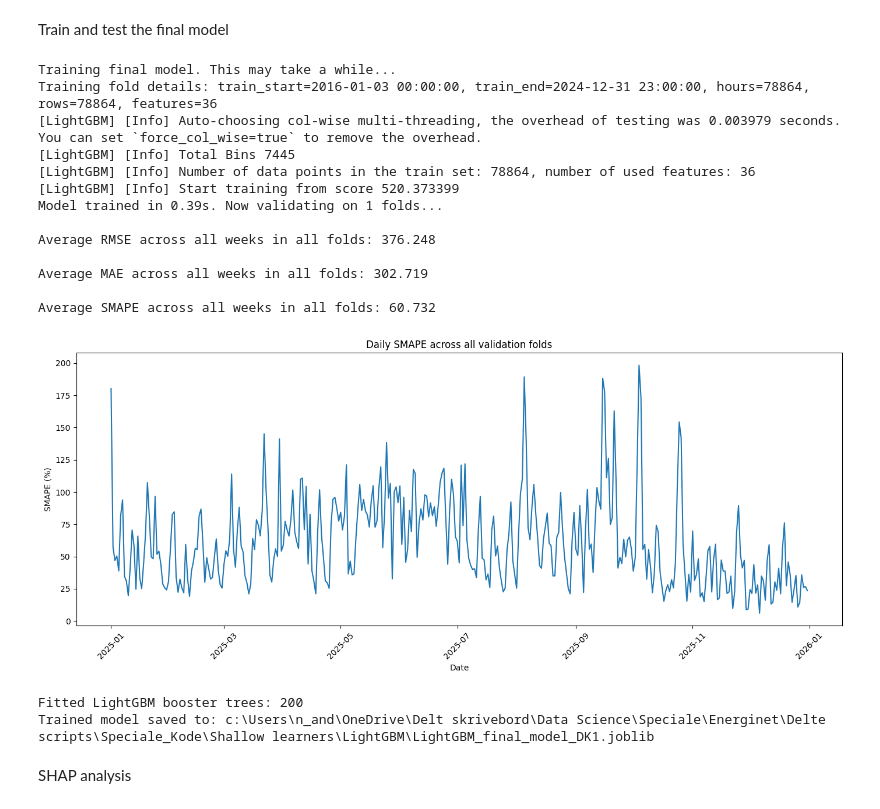
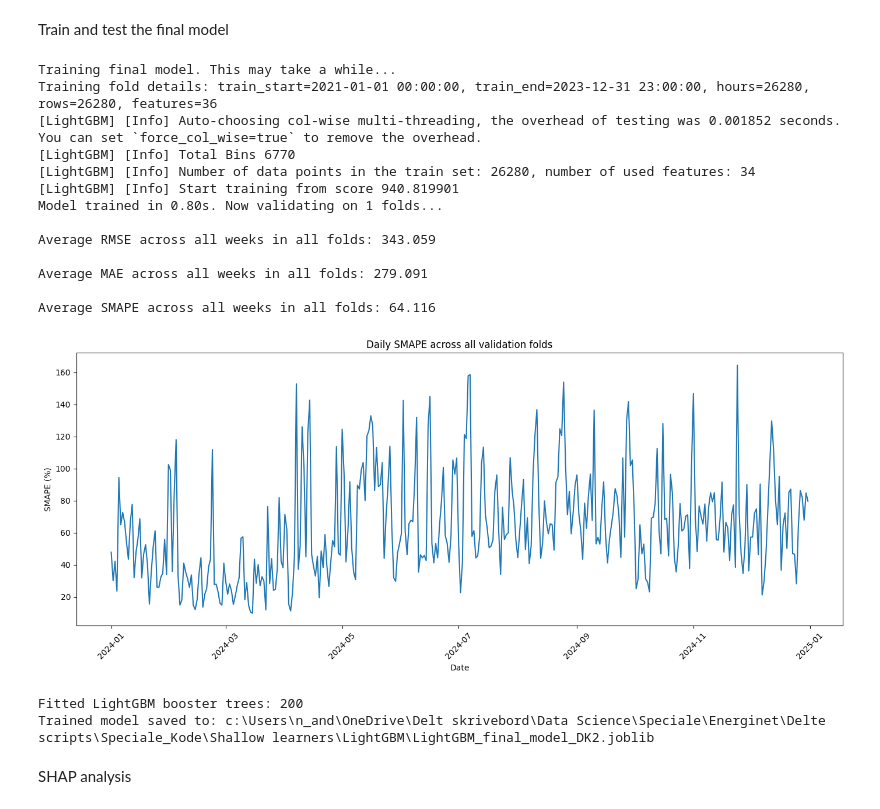
Before and after one commit to chrso19/Speciale_Kode, a Jupyter notebook: Shallow learners/LightGBM/Hyper_parameter_search.ipynb, the cells around one changed output. Saved outputs shown, nothing was run; the diff lists cells and outputs as text; code cells hidden in the pictures.

```diff
--- a/Shallow learners/LightGBM/Hyper_parameter_search.ipynb
+++ b/Shallow learners/LightGBM/Hyper_parameter_search.ipynb
@@ -214,7 +216,8 @@ for comb_number, combination in enumerate(all_combinations, start=1):
         plot = False,                   # Plot daily SMAPE values for the entire predict_horizon for each combination?
         rf_models = rf_models,
         use_precomputed_feature_values = dk1_use_precomputed_feature_values,
-        precomputed_feature_predictions = dk1_feature_predictions
+        precomputed_feature_predictions = dk1_feature_predictions,
+        use_forecasted_history=True
     )
 
     row = {
@@ -446,16 +449,16 @@ import os
 
 # Set price zone and parameters
 # ========================
-price_zone = "DK1"
+price_zone = "DK2"
 retrain_model = True  # Set True only when you want to retrain from scratch
 save_model_to_disk = True  # Keep False to avoid multi-GB model files
 
 param_grid = {
     "n_estimators": [200],
     "learning_rate": [0.01],
-    "num_leaves": [15],            # 15 = 2^4-1, 63 = 2^6-1, 127 = 2^7-1
+    "num_leaves": [127],            # 15 = 2^4-1, 63 = 2^6-1, 127 = 2^7-1
     "max_depth": [-1],
-    "min_child_samples": [1],
+    "min_child_samples": [50],
     "subsample": [0.8],
     "subsample_freq": [1],
     "colsample_bytree": [1.0],
@@ -501,17 +504,18 @@ else:
         dataset=dataset,
         dk_zone=price_zone,
         split_setup=2,                          # ignored in Validation2 but safe to keep
-        train_window=8*8760 + 1*8784, #len(train_data),           # full training set
-        val_window=len(test_data),              # full test set
-        val_start=str(test_data["Time"].min()),
-        predict_period=len(test_data),          # one fold covering full test period
-        stride=len(test_data),
+        train_window=3*8760, #len(train_data),           # full training set
+        val_window=8784,                        # full test set
+        val_start="2024-01-01 00:00:00",        # str(test_data["Time"].min()),
+        predict_period=8784,          # one fold covering full test period
+        stride=13 * 168,
         use_scaler=False,
         print_fold_results=False,
         plot=True,
         rf_models=rf_models,
         use_precomputed_feature_values=use_precomputed_feature_values,
         precomputed_feature_predictions=feature_predictions,
+        use_forecasted_history=True
     )
 
     # Extract the fitted model
@@ -544,46 +548,46 @@ else:
         "avg_smape_day_6": combination_results["avg_smape_day_6"],
         "avg_smape_day_7": combination_results["avg_smape_day_7"]
     }
     results.append(row)
 
     # Save the search results as a CSV file in chosen folder path:
     results_df = pd.DataFrame(results).sort_values("avg_smape")
     folder = os.path.join(project_root, "Shallow learners")
     folder = os.path.join(folder, "LightGBM")
-    base_filename = f"{price_zone}_final_LightGBM_9years_results"
+    base_filename = f"{price_zone}_final_LightGBM_results"
     filename = os.path.join(folder, f"{base_filename}.csv")
 
     # adds a number to the filename if a file with same name already exists:
     counter = 1
     while os.path.exists(filename):
         filename = os.path.join(folder, f"{base_filename}_{counter}.csv")
         counter += 1
     results_df.to_csv(filename, index=False, decimal=",")
 
     if save_model_to_disk:
         # Compression reduces disk usage considerably at the cost of slower save/load
         joblib.dump(model, model_path, compress=3)
         print(f"Trained model saved to: {model_path}")
     else:
         print("Model persistence disabled (save_model_to_disk=False).")
 # %% [output]
 Training final model. This may take a while...
-Training fold details: train_start=2016-01-03 00:00:00, train_end=2024-12-31 23:00:00, hours=78864, rows=78864, features=36
-[LightGBM] [Info] Auto-choosing col-wise multi-threading, the overhead of testing was 0.003979 seconds.
+Training fold details: train_start=2021-01-01 00:00:00, train_end=2023-12-31 23:00:00, hours=26280, rows=26280, features=36
+[LightGBM] [Info] Auto-choosing col-wise multi-threading, the overhead of testing was 0.001852 seconds.
 You can set `force_col_wise=true` to remove the overhead.
-[LightGBM] [Info] Total Bins 7445
-[LightGBM] [Info] Number of data points in the train set: 78864, number of used features: 36
-[LightGBM] [Info] Start training from score 520.373399
-Model trained in 0.39s. Now validating on 1 folds...
+[LightGBM] [Info] Total Bins 6770
+[LightGBM] [Info] Number of data points in the train set: 26280, number of used features: 34
+[LightGBM] [Info] Start training from score 940.819901
+Model trained in 0.80s. Now validating on 1 folds...
 
-Average RMSE across all weeks in all folds: 376.248
+Average RMSE across all weeks in all folds: 343.059
 
-Average MAE across all weeks in all folds: 302.719
+Average MAE across all weeks in all folds: 279.091
 
-Average SMAPE across all weeks in all folds: 60.732
+Average SMAPE across all weeks in all folds: 64.116
-[figure, old version]
+[figure, new version]
 Fitted LightGBM booster trees: 200
-Trained model saved to: c:\Users\n_and\OneDrive\Delt skrivebord\Data Science\Speciale\Energinet\Delte scripts\Speciale_Kode\Shallow learners\LightGBM\LightGBM_final_model_DK1.joblib
+Trained model saved to: c:\Users\n_and\OneDrive\Delt skrivebord\Data Science\Speciale\Energinet\Delte scripts\Speciale_Kode\Shallow learners\LightGBM\LightGBM_final_model_DK2.joblib
 # %% [markdown]
 SHAP analysis
 # %%
```
Also changed, not shown: parts of 1 cell of this notebook, 12 other files.
